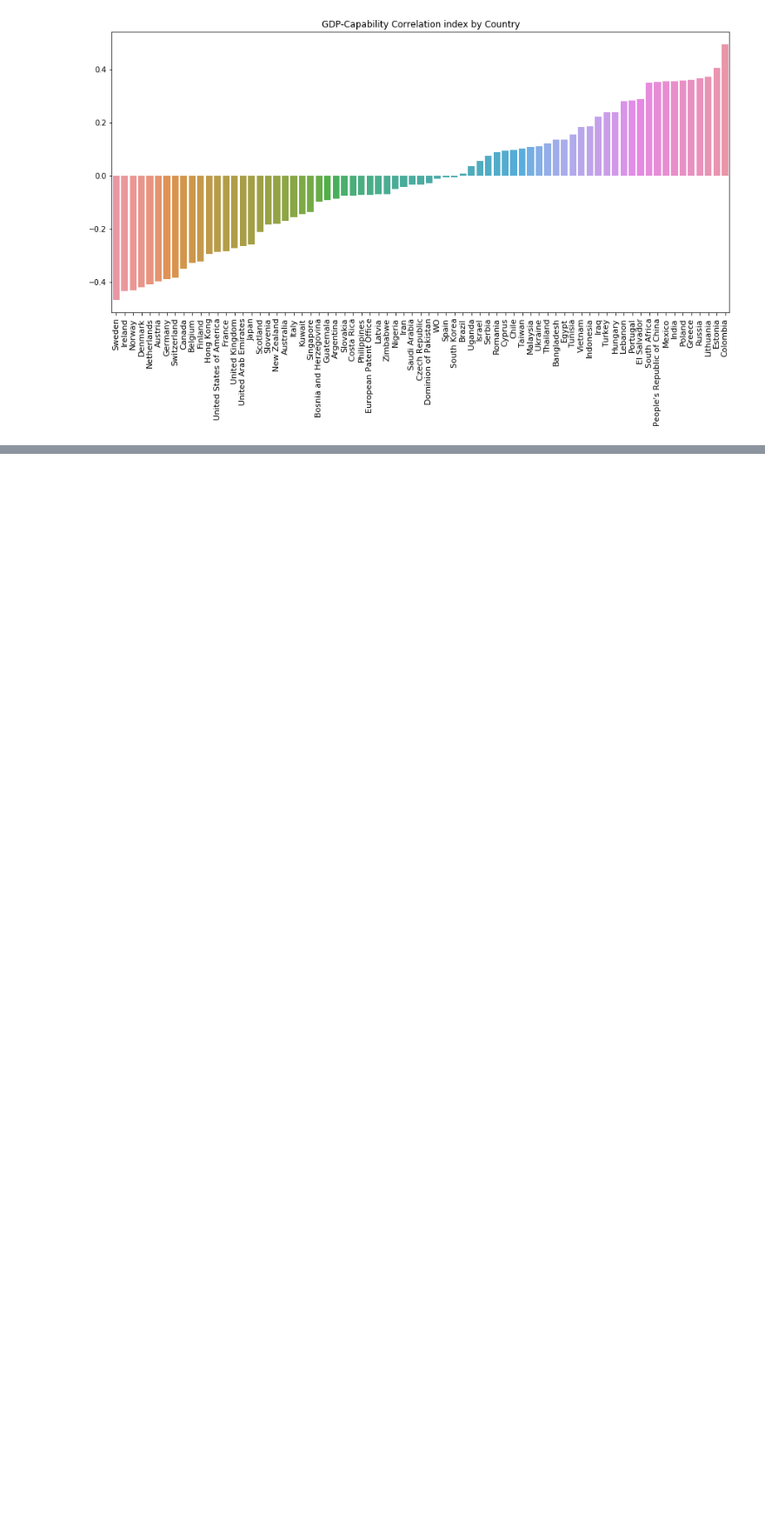
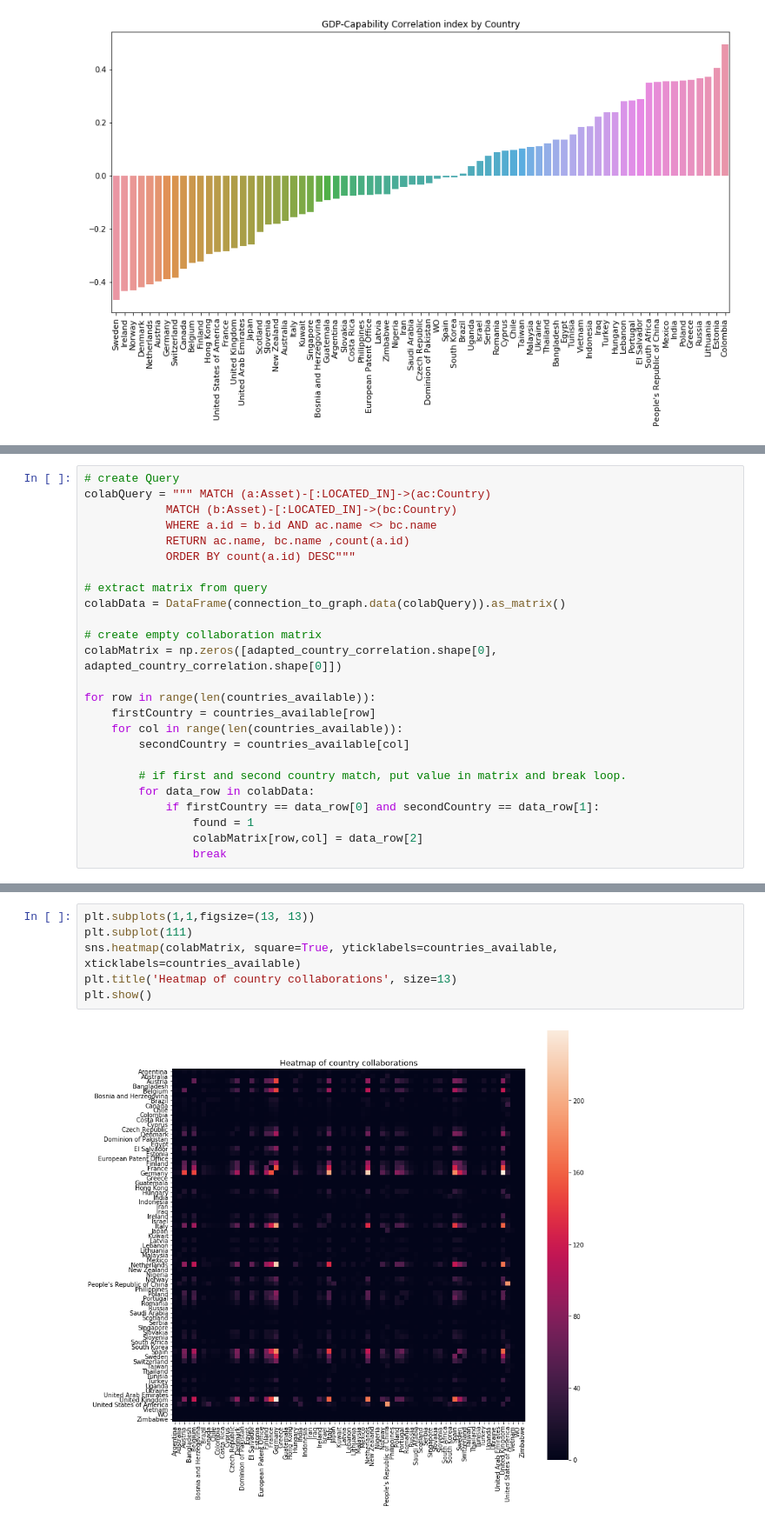
Before and after one commit to duarteocarmo/technological_capabilities, a Jupyter notebook: notebooks/2_1_Capability Correlations_Countries.ipynb, the cells around one changed output, grey strips where cells are left out. Shown at 87% size. Saved outputs shown, nothing was run; the diff lists cells and outputs as text; blank space fills up the shorter version.

Commit message:
Added collaboration analysis.

```diff
--- a/notebooks/2_1_Capability Correlations_Countries.ipynb
+++ b/notebooks/2_1_Capability Correlations_Countries.ipynb
@@ -763,0 +835,25 @@ plt.show()
+# %%
+# create Query
+colabQuery = """ MATCH (a:Asset)-[:LOCATED_IN]->(ac:Country)
+            MATCH (b:Asset)-[:LOCATED_IN]->(bc:Country)
+            WHERE a.id = b.id AND ac.name <> bc.name
+            RETURN ac.name, bc.name ,count(a.id)
+            ORDER BY count(a.id) DESC"""
+
+# extract matrix from query
+colabData = DataFrame(connection_to_graph.data(colabQuery)).as_matrix()
+
+# create empty collaboration matrix
+colabMatrix = np.zeros([adapted_country_correlation.shape[0], adapted_country_correlation.shape[0]])
+
+for row in range(len(countries_available)):
+    firstCountry = countries_available[row]
+    for col in range(len(countries_available)):
+        secondCountry = countries_available[col]
+
+        # if first and second country match, put value in matrix and break loop.
+        for data_row in colabData:
+            if firstCountry == data_row[0] and secondCountry == data_row[1]:
+                found = 1
+                colabMatrix[row,col] = data_row[2]
+                break
@@ -763,0 +862,8 @@ plt.show()
+# %%
+plt.subplots(1,1,figsize=(13, 13))
+plt.subplot(111)
+sns.heatmap(colabMatrix, square=True, yticklabels=countries_available, xticklabels=countries_available)
+plt.title('Heatmap of country collaborations', size=13)
+plt.show()
+# %% [output]
+[figure, added]
```
Also changed, not shown: parts of 24 cells of this notebook.
